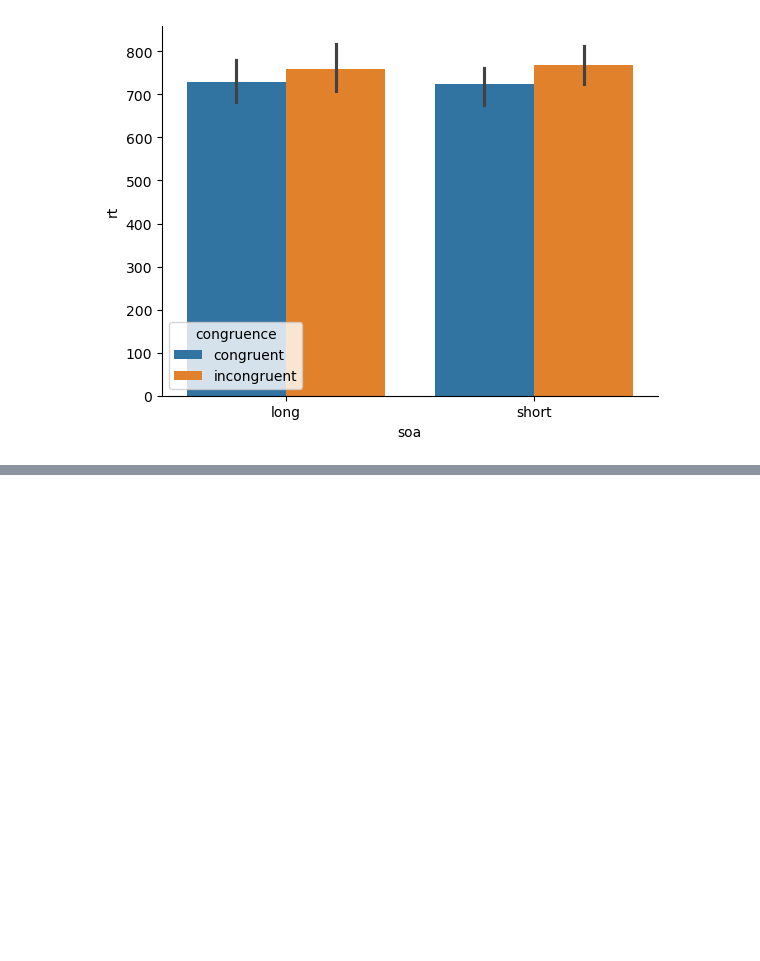
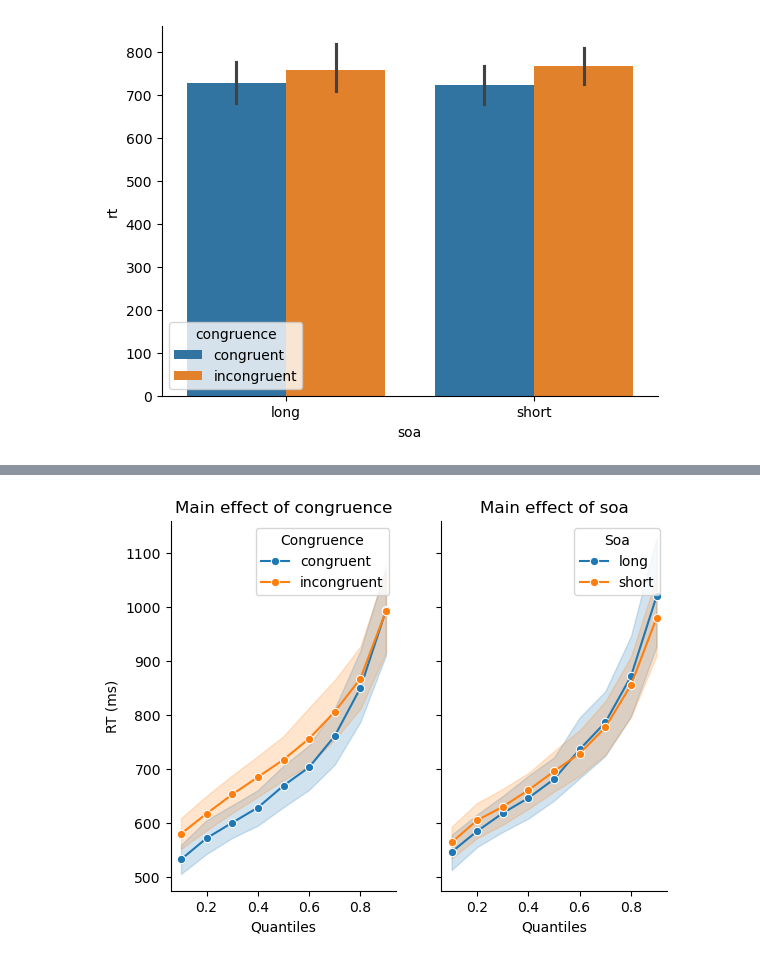
Before and after one commit to ethanweed/ExPsyLing, a Jupyter notebook: experiments/masked_prime/Data_inspection.ipynb, the cells around one changed output, grey strips where cells are left out. Saved outputs shown, nothing was run; the diff lists cells and outputs as text; code cells hidden in the pictures; blank space fills up the shorter version.

```diff
--- a/experiments/masked_prime/Data_inspection.ipynb
+++ b/experiments/masked_prime/Data_inspection.ipynb
@@ -74,0 +120,26 @@ sns.despine()
+# %%
+def plot_vincentile(df, condition_col, ax, rt_col='rt', subject_col='participant_id',
+                    quantiles=np.arange(.1, 1.0, .1)):
+    df_q = (
+        df.groupby([subject_col, condition_col])[rt_col]
+        .apply(lambda x: x.quantile(quantiles))
+        .rename_axis([subject_col, condition_col, 'quantile'])
+        .reset_index(name='rt_q')
+    )
+
+    #df_vinc = df_q.groupby([condition_col, 'quantile'])['rt_q'].mean().reset_index()
+
+    sns.lineplot(data=df_q, x='quantile', y='rt_q', hue=condition_col, marker='o', ax=ax)
+    ax.set_title(f'Main effect of {condition_col}')
+    ax.set(xlabel='Quantiles', ylabel='RT (ms)')
+    ax.legend(title=condition_col.capitalize())
+
+    return df_vinc
+# %%
+
+fig, axes = plt.subplots(1,2, sharey=True)
+ax1 = plot_vincentile(df, 'congruence', ax = axes[0])
+ax2 = plot_vincentile(df, 'soa', ax = axes[1])
+sns.despine()
+# %% [output]
+[figure, added]
```
Also changed, not shown: parts of 14 cells of this notebook, 28 other files.
